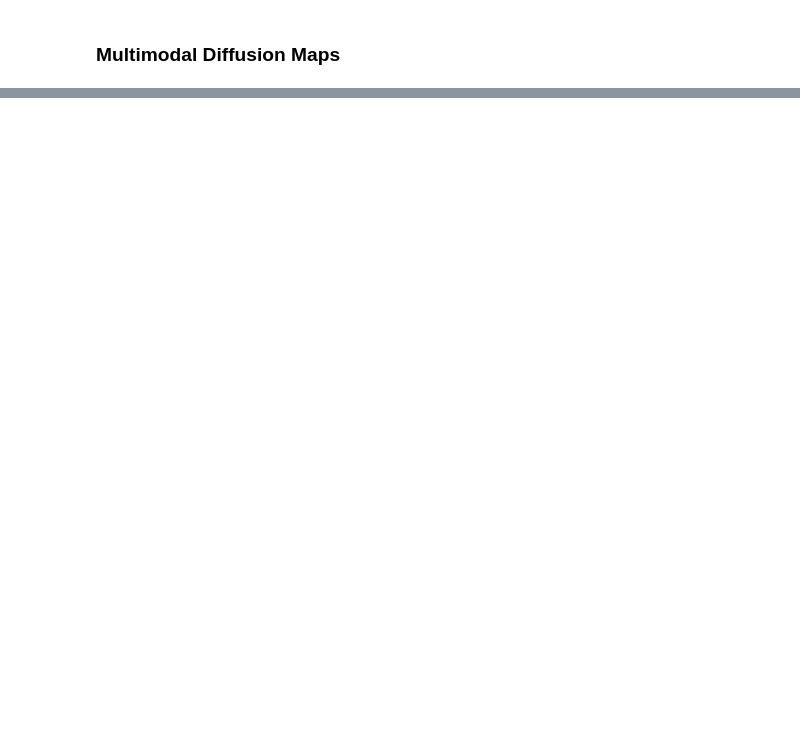
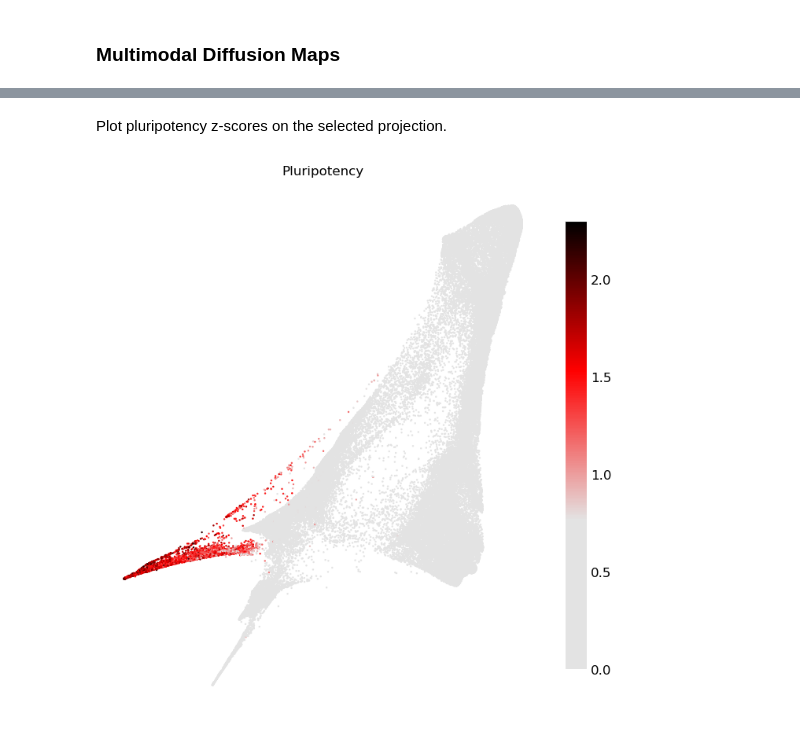
Before and after one commit to TabakaLab/ocelli, a Jupyter notebook: docs/source/notebooks/unimodal.ipynb, the cells around one changed output, grey strips where cells are left out. Cells and saved outputs as stored; diff of their text form; code cells hidden in the pictures; blank space fills up the shorter version.

```diff
--- a/docs/source/notebooks/unimodal.ipynb
+++ b/docs/source/notebooks/unimodal.ipynb
@@ -689,0 +482,34 @@ WARNING: saving figure to file figures/heatmap_reprogramming_DEG.png
+# %%
+import scanpy as sc
+import pandas as pd
+from matplotlib.colors import LinearSegmentedColormap
+
+# the custom matplotlib colormap
+sig_cmap = LinearSegmentedColormap.from_list(
+    'custom', ['#e3e3e3','#e3e3e3', '#ff0000', '#000000'], N=256)
+
+# load the raw count matrix and log-normalize it
+adata_sig = ad.read_h5ad('reprogramming_RNA.h5ad')
+sc.pp.normalize_total(adata_sig, target_sum=10000)
+sc.pp.log1p(adata_sig)
+
+# load the signature of gene markers
+markers = list(pd.read_csv('reprogramming_signature_Pluripotency.csv', header=None)[0])
+
+# find indices of gene markers in adata_sig.var.index
+varnames = list(adata_sig.var.index)
+
+def get_indices(signature, varnames):
+    indices = list()
+    for gene in signature:
+        if gene in varnames:
+            indices.append(varnames.index(gene))
+
+    return indices
+
+# compute z-scores
+oci.tl.mean_z_scores(adata_sig, markers=get_indices(markers, varnames),
+                     out='Pluripotency')
+
+# save z-scores to adata
+adata.obs['Pluripotency'] = adata_sig.obs['Pluripotency']
@@ -689,0 +518,10 @@ WARNING: saving figure to file figures/heatmap_reprogramming_DEG.png
+# %% [markdown]
+Plot pluripotency z-scores on the selected projection.
+# %%
+oci.tl.projection(adata, x='X_fa2', phi=230, theta=125)
+
+oci.pl.scatter(adata, x='X_proj', c='Pluripotency', cmap=sig_cmap, markersize=3,
+               markerscale=2, fontsize=12, figsize=(7, 7), title='Pluripotency',
+               vmin=0)
+# %% [output]
+[figure, added]
```
Also changed, not shown: parts of 111 cells of this notebook, 48 other files.
